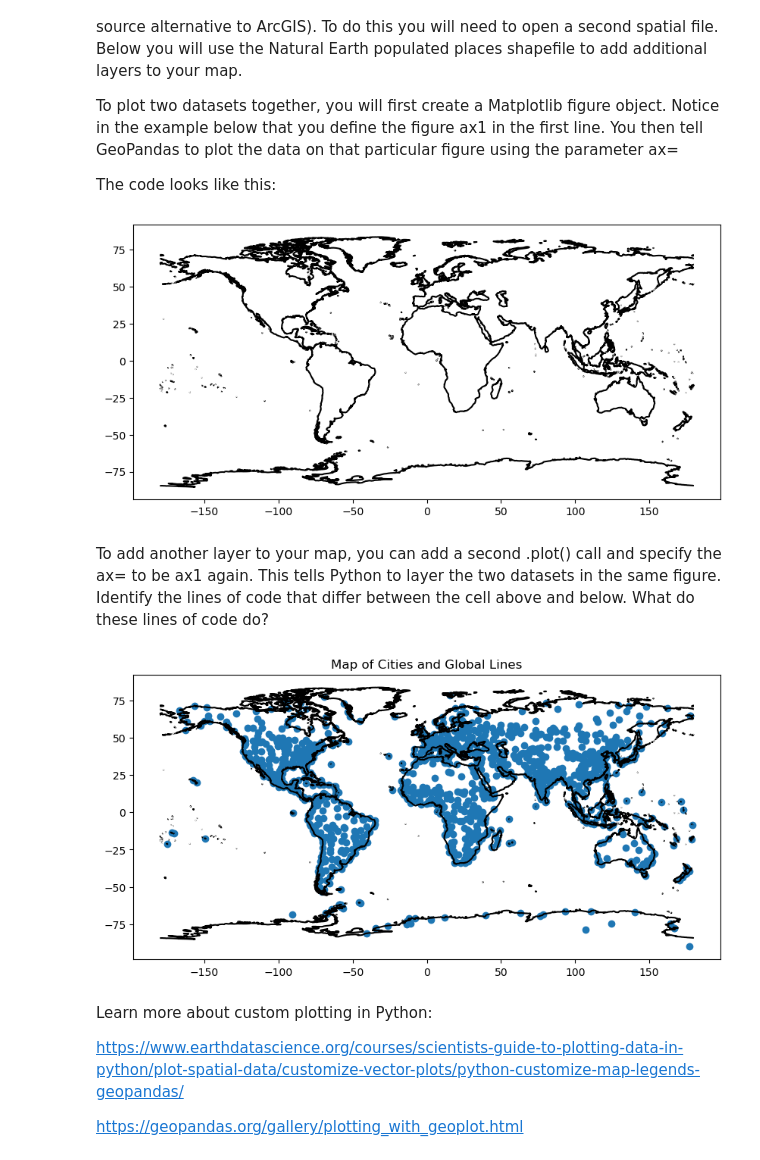
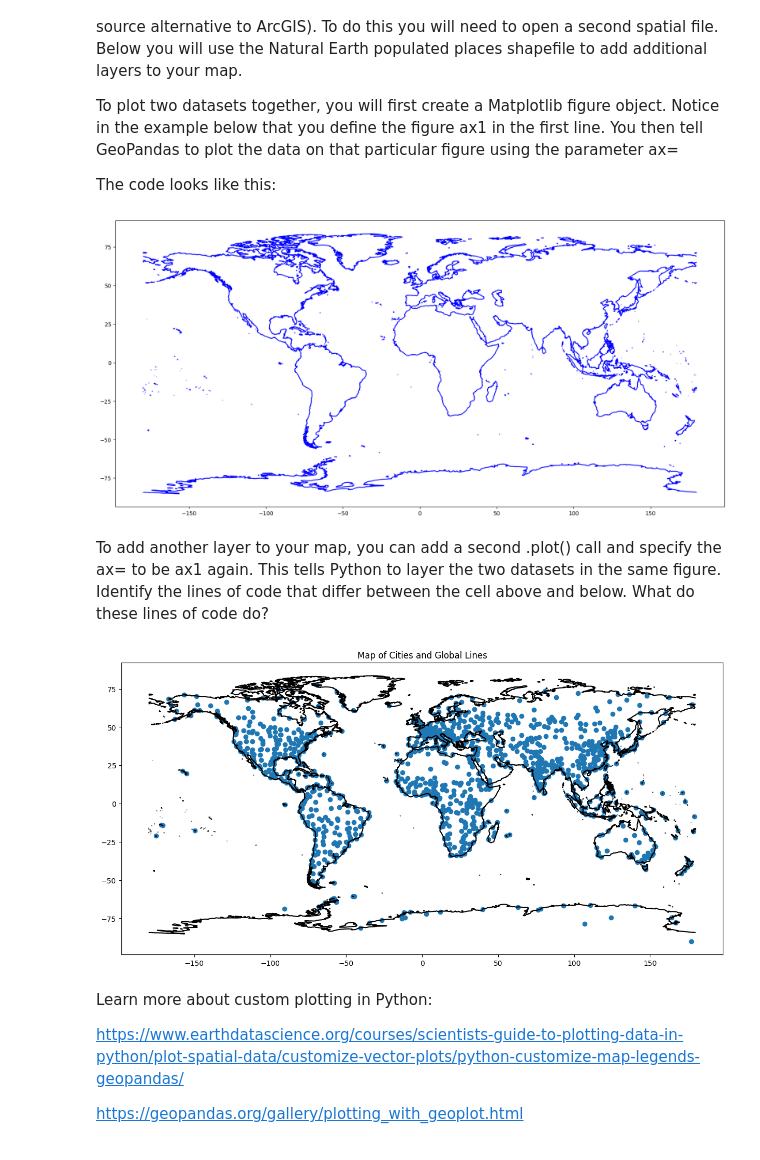
Before and after one commit to Asafaeinia/EnvDatSci, a Jupyter notebook: CodeSprints/VectorData101.ipynb, the cells around one changed output. Cells and saved outputs as stored; diff of their text form; code cells hidden in the pictures.

```diff
--- a/CodeSprints/VectorData101.ipynb
+++ b/CodeSprints/VectorData101.ipynb
@@ -328,23 +304,19 @@ The code looks like this:
 # %%
 #Experiment!
 #What happens if you change FigSize numbers?
 #What happens if you "comment out" (put a # in front of) plt.show()?
 #What happens if you change the color?
 
-f, ax1 = plt.subplots(figsize=(10, 6))
+f, ax1 = plt.subplots(figsize=(20, 12))
 coastlines.plot(ax=ax1,
-               color = "black")
+               color = "blue")
 plt.show()
 # %% [output]
-[figure, old version]
+[figure, new version]
 # %% [markdown]
 To add another layer to your map, you can add a second .plot() call and specify the ax= to be ax1 again. This tells Python to layer the two datasets in the same figure. Identify the lines of code that differ between the cell above and below. What do these lines of code do?
 # %%
-# Create a map or plot with two data layers
-
-#Experiment! What happens if you remove ax=ax1 from coastlines.plot() and cities.plot()?
-
-f, ax1 = plt.subplots(figsize=(10, 6))
+f, ax1 = plt.subplots(figsize=(15, 9))
 coastlines.plot(ax=ax1,
                 color="black")
 cities.plot(ax=ax1)
@@ -353,7 +325,7 @@ cities.plot(ax=ax1)
 ax1.set(title="Map of Cities and Global Lines")
 plt.show()
 # %% [output]
-[figure, old version]
+[figure, new version]
 # %% [markdown]
 Learn more about custom plotting in Python:
 
```
Also changed, not shown: parts of 40 cells of this notebook.
